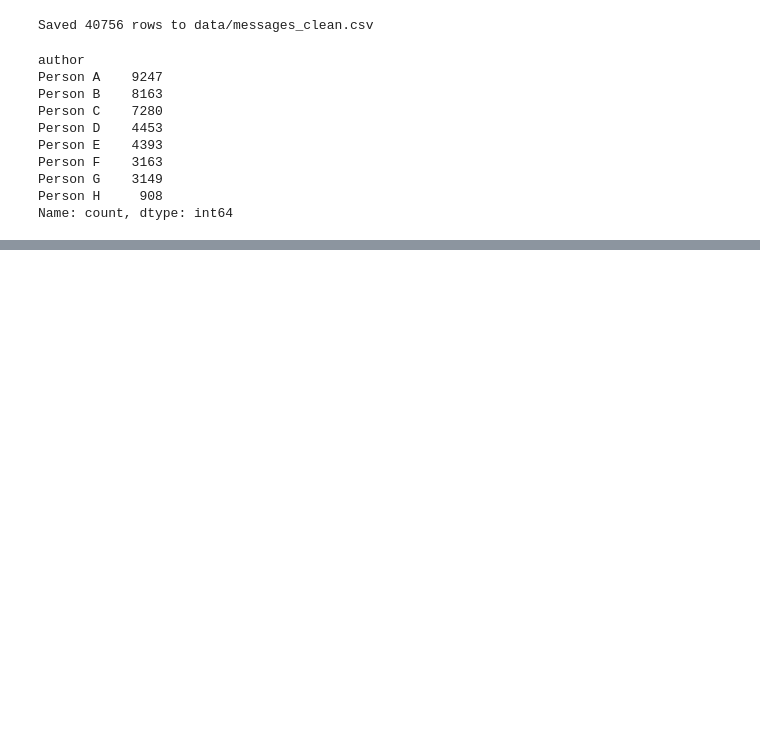
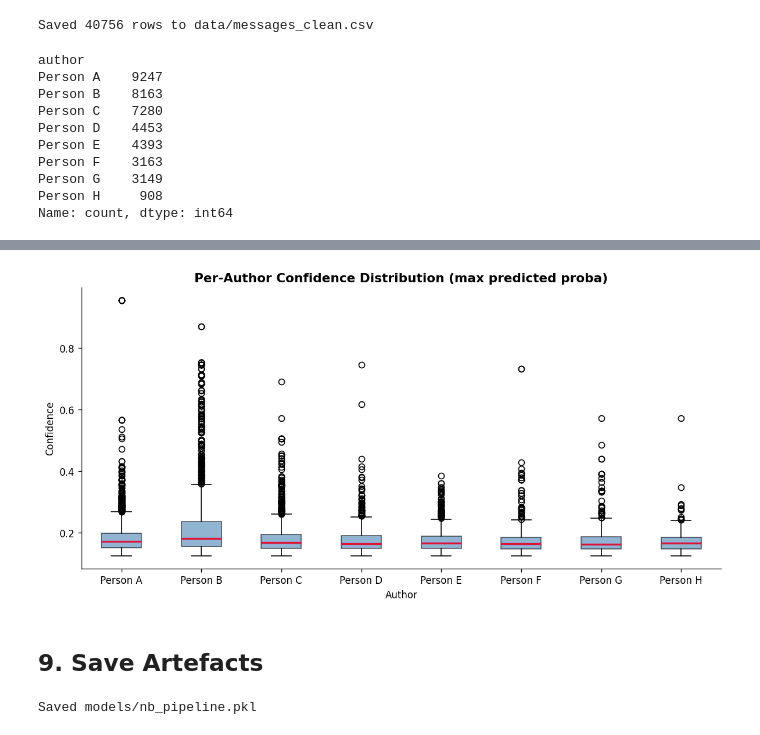
Before and after one commit to Xander-Murray/who_said, a Jupyter notebook: notebooks/eda_preprocessing.ipynb, the cells around one changed output, grey strips where cells are left out. Saved outputs shown, nothing was run; the diff lists cells and outputs as text; code cells hidden in the pictures; blank space fills up the shorter version.

```diff
--- a/notebooks/eda_preprocessing.ipynb
+++ b/notebooks/eda_preprocessing.ipynb
@@ -253,0 +365,38 @@ Name: count, dtype: int64
+# %%
+# Per-author confidence distribution (box plot of max predicted proba)
+proba = model.predict_proba(X_test_tfidf)
+max_proba = proba.max(axis=1)
+
+conf_by_author = {author: [] for author in authors_sorted}
+for true_label, conf in zip(y_test, max_proba):
+    conf_by_author[true_label].append(conf)
+
+fig, ax = plt.subplots(figsize=(10, 5))
+data = [conf_by_author[a] for a in authors_sorted]
+bp = ax.boxplot(data, labels=authors_sorted, patch_artist=True, medianprops=dict(color='crimson', linewidth=2))
+for patch in bp['boxes']:
+    patch.set_facecolor('steelblue')
+    patch.set_alpha(0.6)
+
+ax.set_title('Per-Author Confidence Distribution (max predicted proba)', fontsize=13, fontweight='bold')
+ax.set_ylabel('Confidence')
+ax.set_xlabel('Author')
+plt.tight_layout()
+plt.show()
+# %% [output]
+[figure, added]
+# %% [markdown]
+## 9. Save Artefacts
+# %%
+import pickle
+import os
+
+os.makedirs('../models', exist_ok=True)
+
+pipeline = {'vectorizer': vectorizer, 'model': model}
+with open('../models/nb_pipeline.pkl', 'wb') as f:
+    pickle.dump(pipeline, f)
+
+print('Saved models/nb_pipeline.pkl')
+# %% [output]
+Saved models/nb_pipeline.pkl
```
Also changed, not shown: parts of 9 cells of this notebook.
